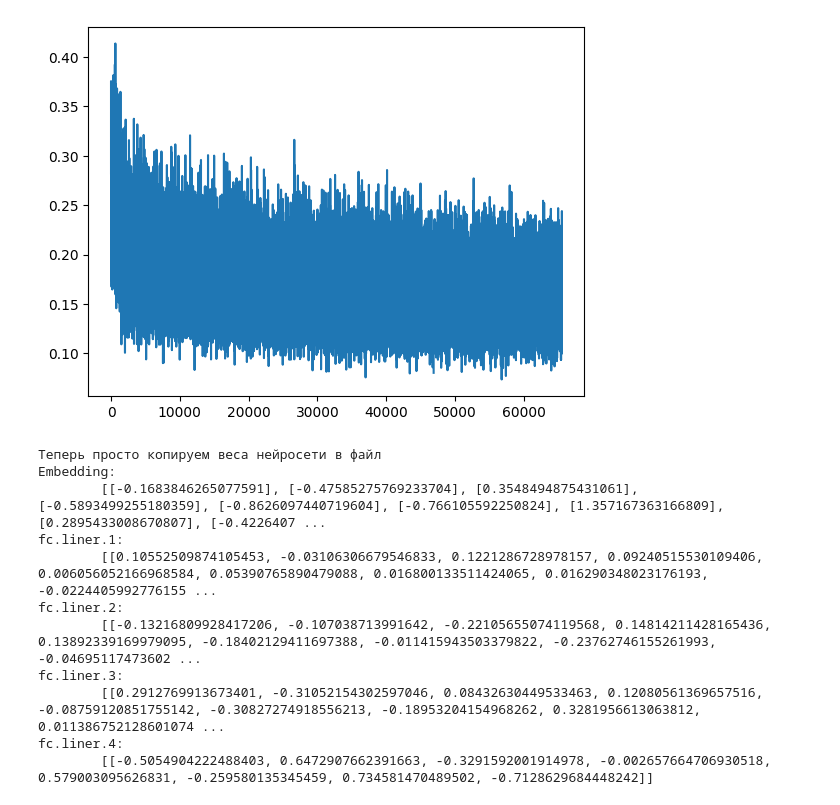
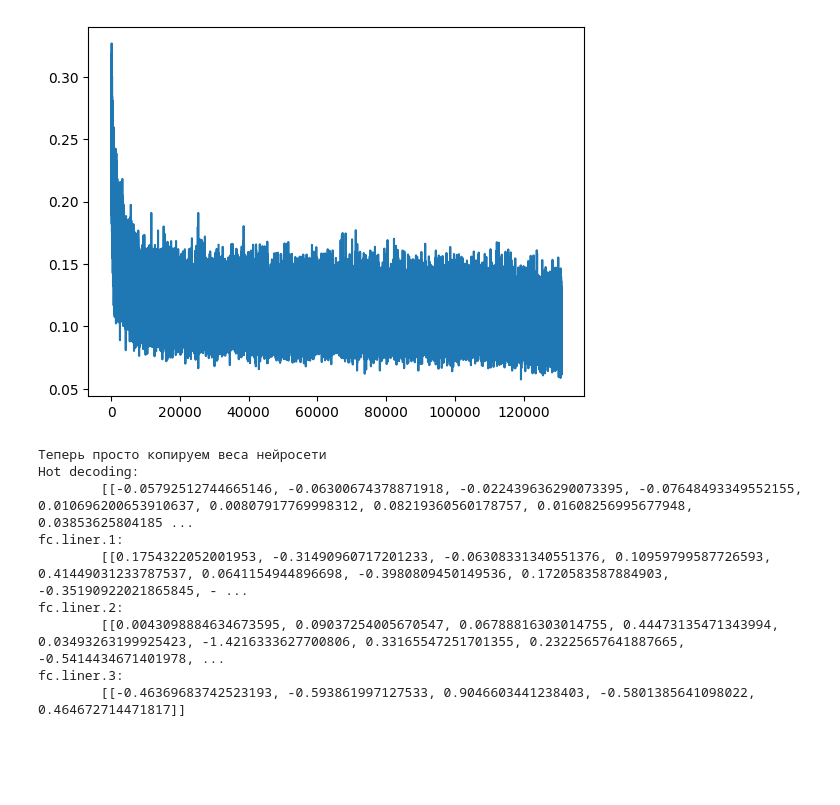
Before and after one commit to Himer65/PlanktonAI.cheerful, a Jupyter notebook: main.ipynb, the cells around one changed output. Cells and saved outputs as stored; diff of their text form; code cells hidden in the pictures; blank space fills up the shorter version.

```diff
--- a/main.ipynb
+++ b/main.ipynb
@@ -58,10 +67,10 @@ def read_data(path: str,
     fen = parse_fen(table.FEN).to(device)  # Очень долго, переписать
     eva = normalize(table.Evaluation).to(device)
 
-    rand = torch.randperm(len(fen))
+    rand = torch.randperm(fen.size(0))
     fen = fen[rand]
     eva = eva[rand]
-    max_n = round(table.shape[0] / batch + 0.5)
+    max_n = round(fen.shape[0] / batch + 0.5)
     n = 0
 
     while True:
@@ -80,24 +89,20 @@ def read_data(path: str,
 class ChessAI(nn.Module):
     def __init__(self):
         super().__init__()
-        self.emb = nn.Embedding(15, 1)
+        self.hot = nn.Linear(770, 20, bias=False)
         self.fc = nn.Sequential(
-            nn.Linear(65, 32, bias=False), nn.ReLU(),
-            nn.Linear(32, 16, bias=False), nn.ReLU(),
-            nn.Linear(16,  8, bias=False), nn.ReLU(),
-            nn.Linear( 8,  1, bias=False), nn.Softsign(),
+            nn.Linear(20, 10, bias=False), nn.ReLU(),
+            nn.Linear(10,  5, bias=False), nn.ReLU(),
+            nn.Linear( 5,  1, bias=False), nn.Softsign(),
         )
-        # Всего 2743 обучаеммых параметров!!! (?)
+        # Всего 1555 обучаеммых параметров с оптимизацией на hot!!! (?)
 
     def forward(self, inp: torch.Tensor) -> torch.Tensor:
-        inp = self.emb(inp).squeeze(-1)
+        inp = self.hot(inp)
         out = self.fc(inp)
 
         return out.squeeze(-1)
 # %%
-num_param = lambda m: sum(p.numel() for p in m.parameters())
-l2 = lambda m, alpha: (sum((p**2).sum() for p in m.parameters()) / num_param(m)) * alpha
-
 def train(model: ChessAI,
           optimizer: Adam,
           data: "generator",
@@ -108,7 +113,7 @@ def train(model: ChessAI,
     for _ in tqdm(range(loops), "Train model"):
         x, y = next(data)
         out = model(x)
-        loss = F.mse_loss(out, y) + l2(model, 1)
+        loss = F.mse_loss(out, y)
 
         loss.backward()
         optimizer.step()
@@ -125,35 +130,33 @@ optim = Adam(
     lr=1e-4,
 )
 data = read_data(
-    path="data/random_evals.csv",
-    batch=64,
+    path="/content/drive/MyDrive/data/chessEval/random_evals.csv",
+    batch=128,
     device="cuda",
 )
+_ = next(data)
 # %%
 hist = train(
     model=bot,
     optimizer=optim,
     data=data,
-    loops=2**16,
+    loops=2**17,
 )
 # %% [output]
-[figure, old version]
+[figure, new version]
 # %%
-print("Теперь просто копируем веса нейросети в файл")
-print(f"Embedding:\n\t{bot.emb.weight.tolist()}")
+print("Теперь просто копируем веса нейросети")
+print(f"Hot decoding:\n\t{bot.hot.weight.tolist()}")
 print(f"fc.liner.1:\n\t{bot.fc[0].weight.tolist()}")
 print(f"fc.liner.2:\n\t{bot.fc[2].weight.tolist()}")
 print(f"fc.liner.3:\n\t{bot.fc[4].weight.tolist()}")
-print(f"fc.liner.4:\n\t{bot.fc[6].weight.tolist()}")
 # %% [output]
-Теперь просто копируем веса нейросети в файл
-Embedding:
-        [[-0.1683846265077591], [-0.47585275769233704], [0.3548494875431061], [-0.5893499255180359], [-0.8626097440719604], [-0.766105592250824], [1.357167363166809], [0.2895433008670807], [-0.4226407 ...
+Теперь просто копируем веса нейросети
+Hot decoding:
+        [[-0.05792512744665146, -0.06300674378871918, -0.022439636290073395, -0.07648493349552155, 0.010696200653910637, 0.00807917769998312, 0.08219360560178757, 0.01608256995677948, 0.03853625804185 ...
 fc.liner.1:
-        [[0.10552509874105453, -0.03106306679546833, 0.1221286728978157, 0.09240515530109406, 0.006056052166968584, 0.05390765890479088, 0.016800133511424065, 0.016290348023176193, -0.0224405992776155 ...
+        [[0.1754322052001953, -0.31490960717201233, -0.06308331340551376, 0.10959799587726593, 0.41449031233787537, 0.0641154944896698, -0.3980809450149536, 0.1720583587884903, -0.35190922021865845, - ...
 fc.liner.2:
-        [[-0.13216809928417206, -0.107038713991642, -0.22105655074119568, 0.14814211428165436, 0.13892339169979095, -0.18402129411697388, -0.011415943503379822, -0.23762746155261993, -0.04695117473602 ...
+        [[0.0043098884634673595, 0.09037254005670547, 0.06788816303014755, 0.44473135471343994, 0.03493263199925423, -1.4216333627700806, 0.33165547251701355, 0.23225657641887665, -0.5414434671401978, ...
 fc.liner.3:
-        [[0.2912769913673401, -0.31052154302597046, 0.08432630449533463, 0.12080561369657516, -0.08759120851755142, -0.30827274918556213, -0.18953204154968262, 0.3281956613063812, 0.011386752128601074 ...
-fc.liner.4:
-        [[-0.5054904222488403, 0.6472907662391663, -0.3291592001914978, -0.002657664706930518, 0.579003095626831, -0.259580135345459, 0.734581470489502, -0.7128629684448242]]
+        [[-0.46369683742523193, -0.593861997127533, 0.9046603441238403, -0.5801385641098022, 0.464672714471817]]
```
Also changed, not shown: parts of 3 cells of this notebook.
